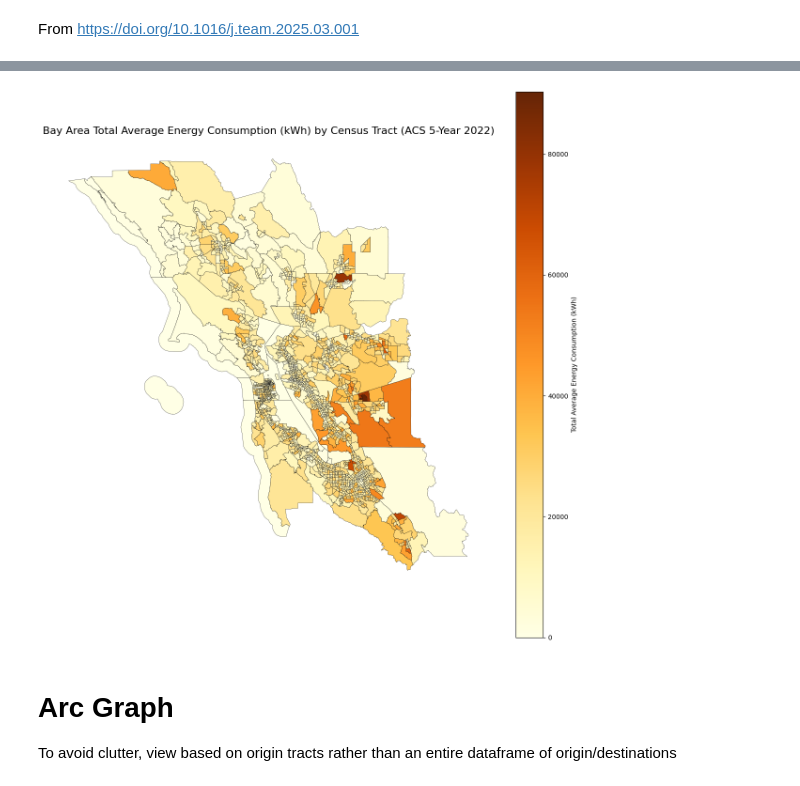
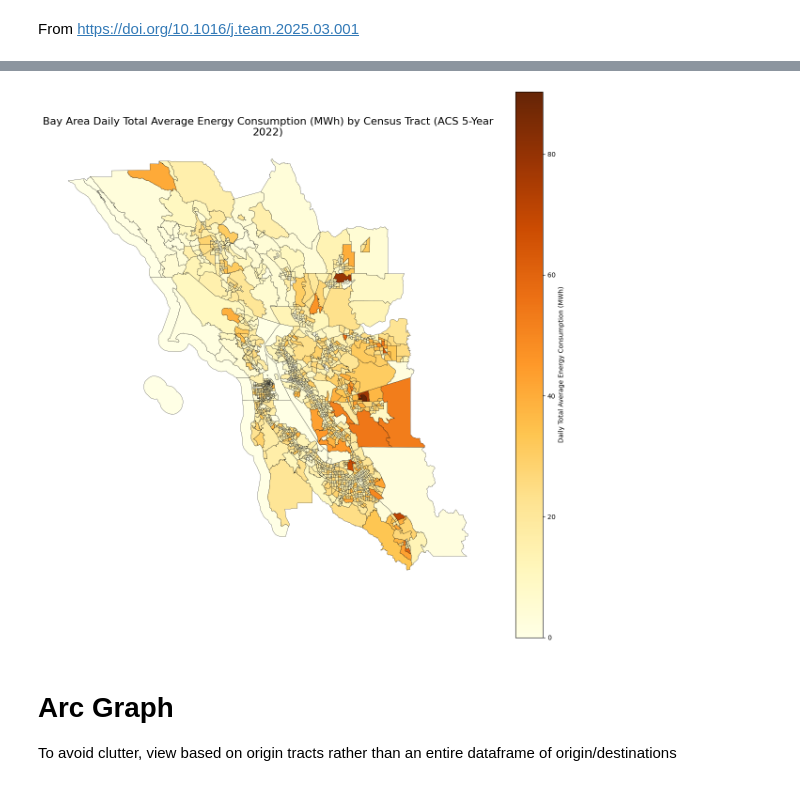
Before and after one commit to dssong2/urop-2025, a Jupyter notebook: models/my_method.ipynb, the cells around one changed output, grey strips where cells are left out. Cells and saved outputs as stored; diff of their text form; code cells hidden in the pictures.

Commit message:
Total energy demand units from kWh -> MWh; added "Daily" to column titles and graph titles for clarity

```diff
--- a/models/my_method.ipynb
+++ b/models/my_method.ipynb
@@ -541,7 +557,7 @@ def plot_choropleth(data):
         linewidth=0.3,
         ax=ax,
     )
-    ax.set_title(f"Bay Area {col_title} by Census Tract (ACS 5-Year 2022)", fontsize=16)
+    ax.set_title(f"Bay Area {col_title} by Census Tract (ACS 5-Year 2022)", fontsize=16, wrap=True)
     ax.axis("off")
     plt.tight_layout()
     plt.show()
@@ -703,7 +727,7 @@ for sub_df in sub_dfs.values():
 combined_filtered_df = pd.concat(filtered_subdfs.values(), ignore_index=True)
 # %%
 # Calculate weighted distance for each row (num workers * distance)
-combined_filtered_df["Weighted Distance"] = (
+combined_filtered_df["Daily Weighted Distance"] = (
     combined_filtered_df["Distance (miles)"] * combined_filtered_df["H2W Count"]
 )
 
@@ -711,8 +735,8 @@ combined_filtered_df["Weighted Distance"] = (
 total_weighted_avg_distance = (
     combined_filtered_df.groupby("h_tract")["Weighted Distance"].sum() /
     combined_filtered_df.groupby("h_tract")["H2W Count"].sum()
-).reset_index(name="Weighted Average Distance")
+).reset_index(name="Daily Weighted Average Distance (miles)")
 
-total_weighted_avg_distance["Num Flights"] = np.ceil(combined_filtered_df.groupby("h_tract")["H2W Count"].sum().values / 4)
+total_weighted_avg_distance["Daily Num Flights"] = np.ceil(combined_filtered_df.groupby("h_tract")["H2W Count"].sum().values / 4)
 total_weighted_avg_distance
 # %% [output]
@@ -731,8 +755,8 @@ total_weighted_avg_distance
 1765 rows × 3 columns
 # %%
 speed = 150 # Average speed in miles per hour
-total_weighted_avg_distance["Average Travel Time (hours)"] = (
-    total_weighted_avg_distance["Weighted Average Distance"] / speed
+total_weighted_avg_distance["Daily Average Travel Time (hours)"] = (
+    total_weighted_avg_distance["Daily Weighted Average Distance (miles)"] / speed
 )
 
 total_weighted_avg_distance.rename(columns={"h_tract": "GEOID"}, inplace=True)
@@ -775,16 +799,16 @@ def calculate_energy_consumption(t_cruise):
     return (2 * P_hover * t_hover + P_cruise * (t_cruise + 120)) / (3600 * CD * PD) # kWh
 # %%
 # Calculate energy consumption for each home tract
-total_weighted_avg_distance["Average Travel Time (seconds)"] = (
-    total_weighted_avg_distance["Average Travel Time (hours)"] * 3600
+total_weighted_avg_distance["Daily Average Travel Time (seconds)"] = (
+    total_weighted_avg_distance["Daily Average Travel Time (hours)"] * 3600
 )
 
 energy_consumption = total_weighted_avg_distance.copy()
-energy_consumption["Average Energy Consumption (kWh) per Flight"] = (
-    energy_consumption["Average Travel Time (seconds)"].apply(calculate_energy_consumption)
+energy_consumption["Daily Average Energy Consumption (kWh) per Flight"] = (
+    energy_consumption["Daily Average Travel Time (seconds)"].apply(calculate_energy_consumption)
 )
-energy_consumption["Total Average Energy Consumption (kWh)"] = (
-    energy_consumption["Average Energy Consumption (kWh) per Flight"] * energy_consumption["Num Flights"]
+energy_consumption["Daily Total Average Energy Consumption (MWh)"] = (
+    energy_consumption["Daily Average Energy Consumption (kWh) per Flight"] * energy_consumption["Daily Num Flights"] / 1000  # Convert to MWh
 )
 
 energy_consumption
@@ -805,12 +829,12 @@ energy_consumption
 # %%
 data_energy = (
     energy_consumption,
-    "Total Average Energy Consumption (kWh)",
-    "Total Average Energy Consumption (kWh)"
+    "Daily Total Average Energy Consumption (MWh)",
+    "Daily Total Average Energy Consumption (MWh)"
 )
 gdf_energy = plot_choropleth(data_energy)
 # %% [output]
-[figure, old version]
+[figure, new version]
 # %%
 plot_folium_choropleth(data_energy, gdf_energy)
 # %% [markdown]
```
Also changed, not shown: parts of 10 cells of this notebook.
